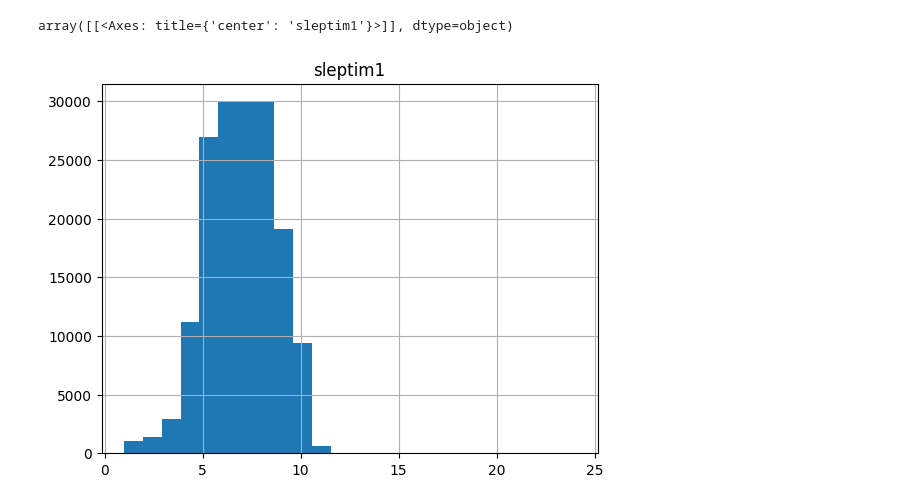
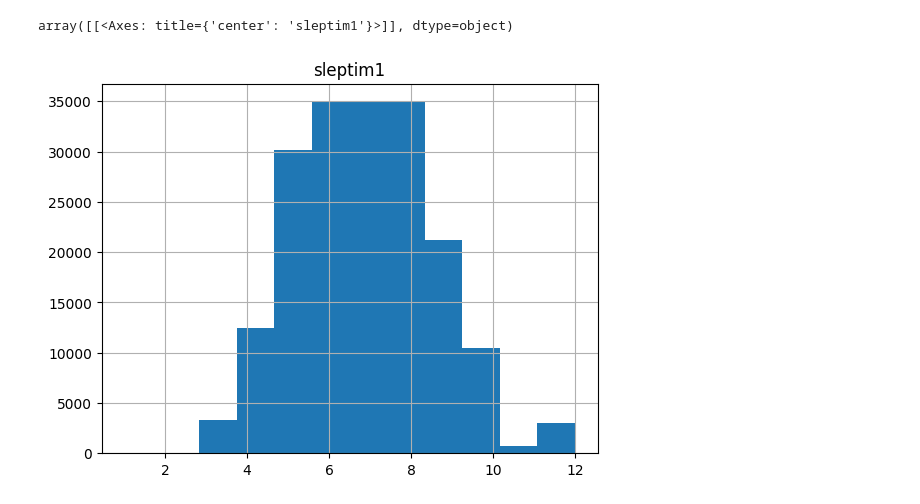
Before and after one commit to hm85451/cmpe255_project, a Jupyter notebook: project.ipynb, the cells around one changed output. Drawn from its saved outputs; the diff is of its cells as text; code cells hidden in the pictures.

Commit message:
added more columns, more messy

```diff
--- a/project.ipynb
+++ b/project.ipynb
@@ -2,9 +2,36 @@
 import pandas as pd
 import numpy as np
 import matplotlib.pyplot as plt
+import seaborn as sb
 
-# skiprows = 10
-# nrows = 20
-cols = ['x.state', 'sexvar', 'physhlth', 'menthlth', 'exerany2', 'educa', 'income3', 'weight2', 'height3', 'lcsnumcg', 'avedrnk3', 'lsatisfy', 'mscode', 'x.age80', 'x.bmi5', 'sleptim1']
-df = pd.read_csv("brfss2022.csv", nrows = 445000)
+cols = ['x.state', #state
+        'sexvar', #sex
+        'physhlth', # number of days physical health is not good(per month)
+        'menthlth', # number of days mental health is not good(per month)
+        'exerany2', # Exercise in Past 30 Days
+        'cvdinfr4', # Ever Diagnosed with Heart Attack
+        'cvdcrhd4', #Ever Diagnosed with Angina or Coronary Heart Disease
+        'cvdstrk3', #Ever Diagnosed with a Stroke
+        'asthma3', #Ever Told Had Asthma
+        'asthnow', #Still Have Asthma
+        'addepev3', #(Ever told) you had a depressive disorder
+        'chckdny2', #Ever told you have kidney disease?
+        'havarth4', #Told Had Arthritis
+        'diabete4', #(Ever told) you had diabetes
+        'educa', # eudcation level
+        'income3', # income level
+        'weight2', # reported weight in pounds
+        'height3', # reported height in feet and inches
+        'lcsnumcg', # how many cigarettes do you smoke each day?
+        'avedrnk3', # Avg alcoholic drinks per day in past 30
+        'lsatisfy', # satisfaction with life
+        'emtsuprt', # How often get emotional support needed
+        'sdhisolt', #How often do you feel socially isolated from others?
+        'mscode', # Metropolitan Status Code
+        'x.age80', # Imputed Age value collapsed above 80
+        'x.bmi5', # Computed body mass index
+        'sleptim1'# sleep time
+       ]
+df = pd.read_csv("brfss2022.csv")
 df = df[cols]
+df.info()
@@ -134,16 +303,16 @@ c6= df[df['sleptim1']==6]
 c7= df[df['sleptim1']==7]
 c8= df[df['sleptim1']==8]
 c_min = df[(df.sleptim1!=8) & (df.sleptim1!=7) & (df.sleptim1!=6)]
-df_6 = c6.sample(30000)
-df_7 = c7.sample(30000)
-df_8 = c8.sample(30000)
+df_6 = c6.sample(35000)
+df_7 = c7.sample(35000)
+df_8 = c8.sample(35000)
 undersampled_df = pd.concat([df_6,df_7,df_8, c_min],axis=0)
 # %%
-bin_range = (1,24)
-undersampled_df.hist(column = ["sleptim1"], bins = 24, range = bin_range)
+bin_range = (1,12)
+undersampled_df.hist(column = ["sleptim1"], bins = 12, range = bin_range)
 # %% [output]
 array([[<Axes: title={'center': 'sleptim1'}>]], dtype=object)
-[figure, old version]
+[figure, new version]
 # %%
 print(df['sleptim1'].value_counts())
 # %% [output]
```
Also changed, not shown: parts of 11 cells of this notebook, 1 other file.
